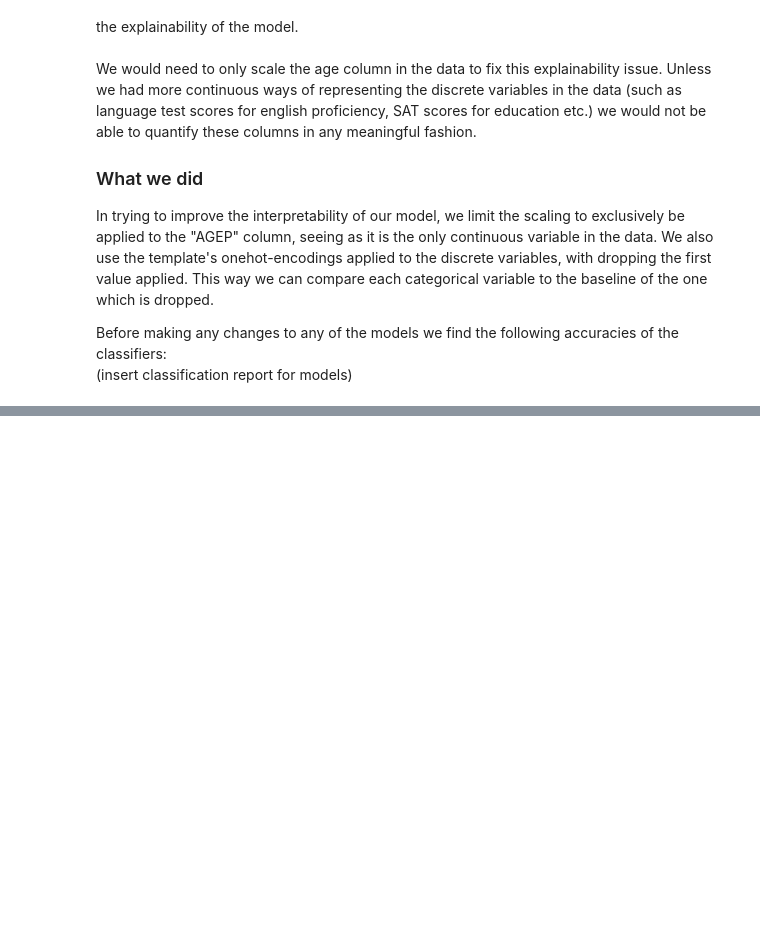
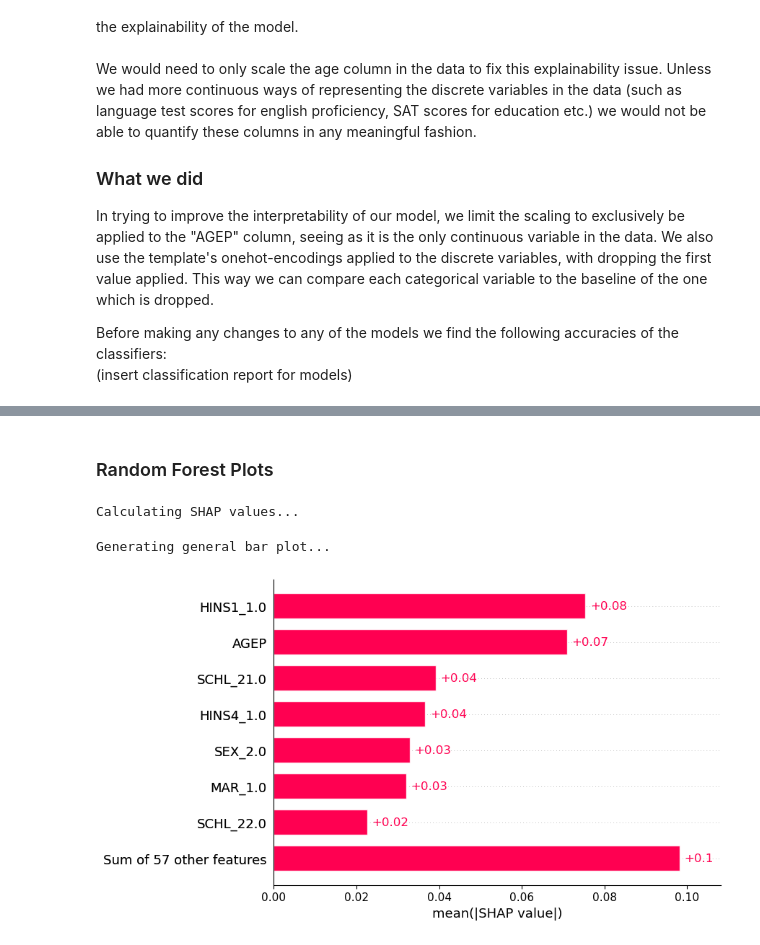
Before and after one commit to Steinar-Slette/AF_mandatory, a Jupyter notebook: notebooks/equalized_outcomes.ipynb, the cells around one changed output, grey strips where cells are left out. Saved outputs shown, nothing was run; the diff lists cells and outputs as text; code cells hidden in the pictures; blank space fills up the shorter version.

```diff
--- a/notebooks/equalized_outcomes.ipynb
+++ b/notebooks/equalized_outcomes.ipynb
@@ -250,0 +373,16 @@ Before making any changes to any of the models we find the following accuracies
+# %% [markdown]
+### Random Forest Plots
+# %%
+print('Calculating SHAP values...')
+X_train_ = X_train.to_numpy().astype(float)
+X_test_ = X_test.to_numpy().astype(float)
+rf_explainer = shap.Explainer(p1, X_train_, model_output='probability', feature_names=X_train.columns)
+rf_shap_values = rf_explainer(X_test_)
+# %% [output]
+Calculating SHAP values...
+# %%
+print('Generating general bar plot...')
+shap.plots.bar(rf_shap_values[:,:,1], max_display=8)
+# %% [output]
+Generating general bar plot...
+[figure, added]
```
Also changed, not shown: parts of 17 cells of this notebook, 8 other files.
